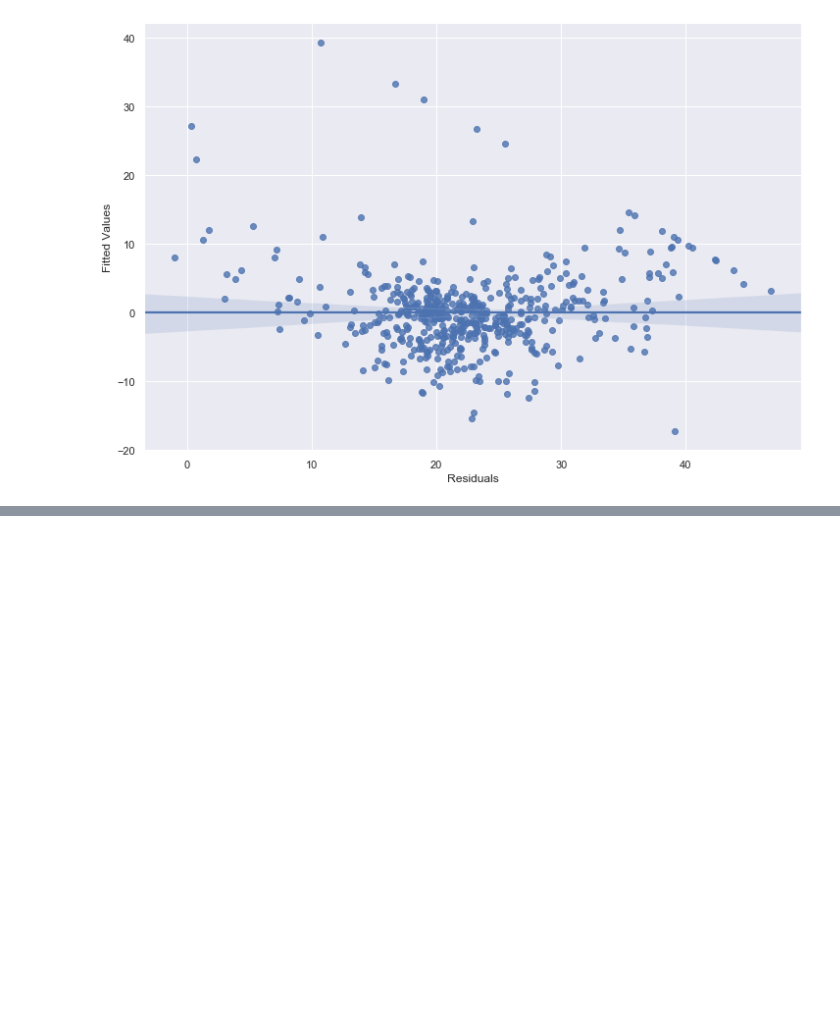
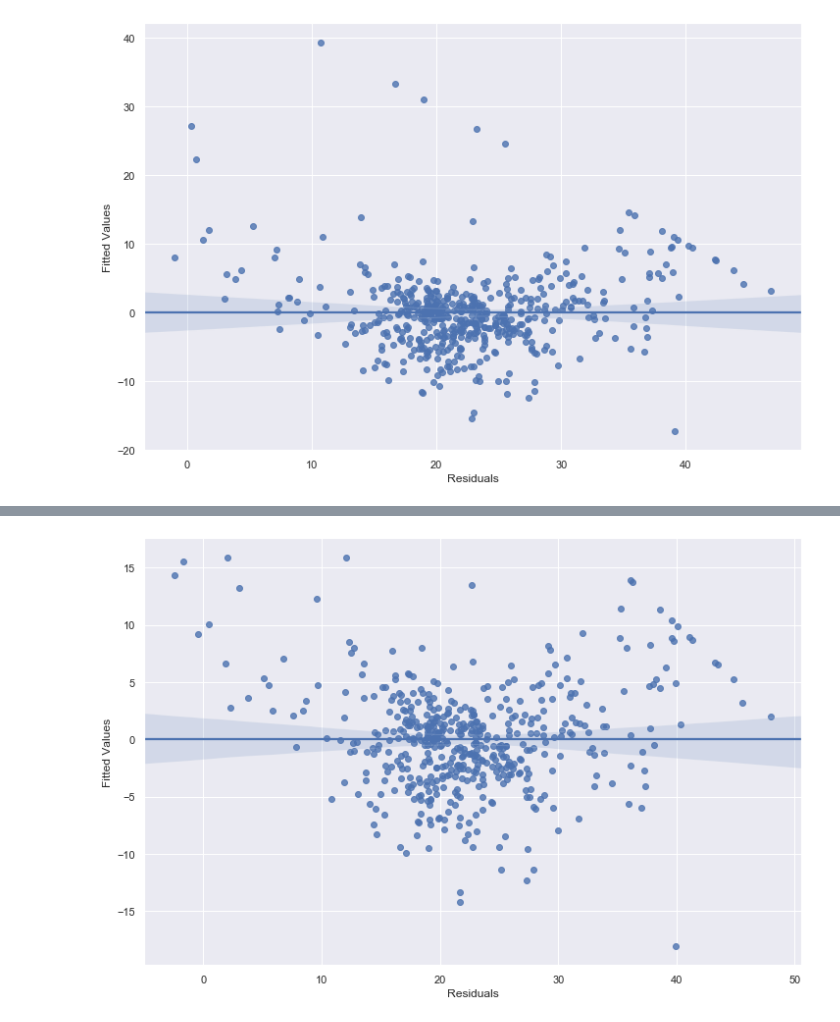
Before and after one commit to fysophia0302/Springboard, a Jupyter notebook: mini project/linear_regression/Mini_Project_Linear_Regression.ipynb, the cells around one changed output, grey strips where cells are left out. Drawn from its saved outputs; the diff is of its cells as text; code cells hidden in the pictures; blank space fills up the shorter version.

```diff
--- a/mini project/linear_regression/Mini_Project_Linear_Regression.ipynb
+++ b/mini project/linear_regression/Mini_Project_Linear_Regression.ipynb
@@ -1012,0 +990,4 @@ The second plot show the performance of the predictors.
+# %%
+bos['FITTED'] = n.fittedvalues
+bos['RESIDUALS'] = n.resid
+bos
@@ -1012,0 +1032,3 @@ The second plot show the performance of the predictors.
+# %%
+ff = ols('PRICE ~ CRIM + RM + PTRATIO', data=bos).fit()
+print (ff.summary())
@@ -1012,0 +1053,7 @@ The second plot show the performance of the predictors.
+# %%
+plt.figure(figsize = (12, 8))
+sns.regplot(x=ff.fittedvalues, y=ff.resid, fit_reg = True)
+_ = plt.ylabel('Fitted Values')
+_ = plt.xlabel('Residuals')
+# %% [output]
+[figure, added]
```
Also changed, not shown: parts of 18 cells of this notebook.
